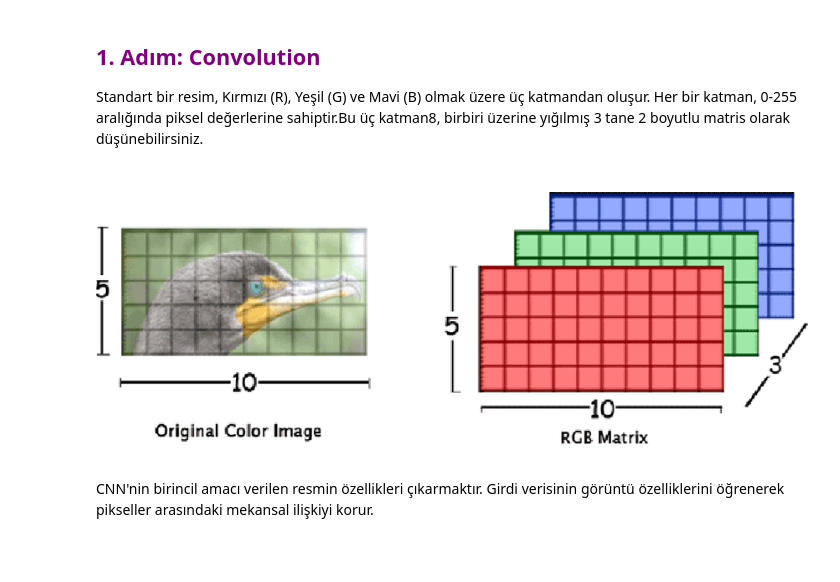
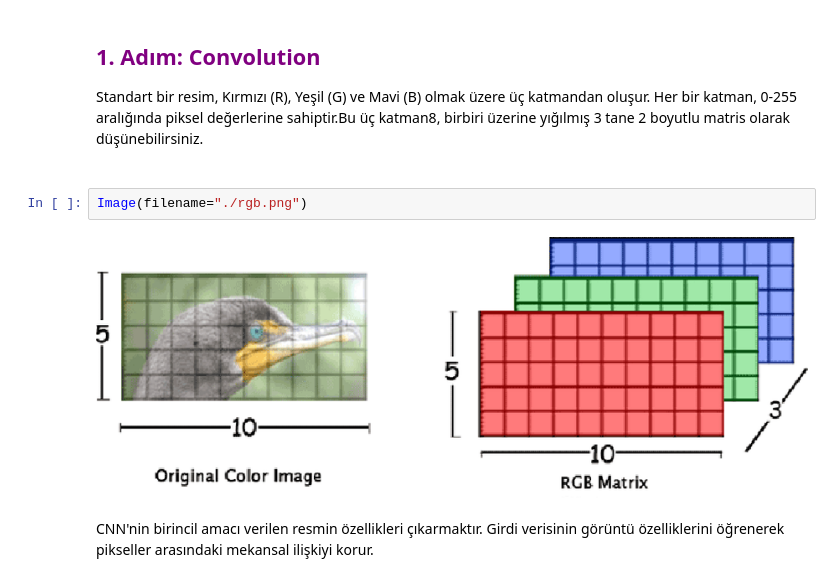
Before and after one commit to cagriemreakin/Deep-Learning, a Jupyter notebook: Convolutional Neural Network (CNN)/Convolutional Neural Network (CNN).ipynb, the cells around one changed output. Saved outputs shown, nothing was run; the diff lists cells and outputs as text; blank space fills up the shorter version.

```diff
--- a/Convolutional Neural Network (CNN)/Convolutional Neural Network (CNN).ipynb
+++ b/Convolutional Neural Network (CNN)/Convolutional Neural Network (CNN).ipynb
@@ -20,8 +20,10 @@ YouTubeVideo('40riCqvRoMs',height=300,width=500)
 ## <p style="color:purple">1. Adım: Convolution</p>
 
 Standart bir resim, Kırmızı (R), Yeşil (G) ve Mavi (B) olmak üzere üç katmandan oluşur. Her bir katman,  0-255 aralığında piksel değerlerine sahiptir.Bu üç katman8, birbiri üzerine yığılmış 3 tane 2 boyutlu matris olarak düşünebilirsiniz.<br><br>
-# %% [markdown]
-![rgb.png](attachment:rgb.png)
+# %%
+Image(filename="./rgb.png")
+# %% [output]
+[figure, added]
 # %% [markdown]
 CNN'nin birincil amacı verilen resmin özellikleri çıkarmaktır. Girdi verisinin görüntü özelliklerini öğrenerek pikseller arasındaki mekansal ilişkiyi korur.
 # %% [markdown]
```
